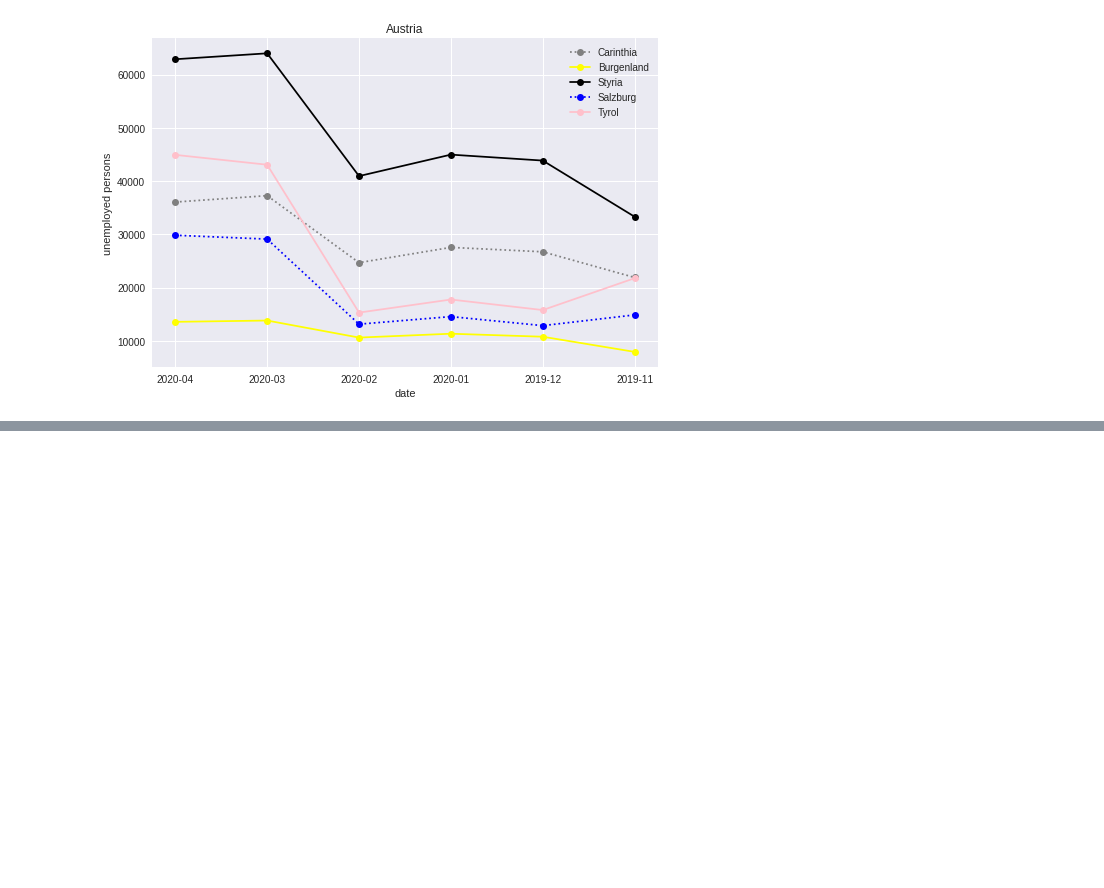
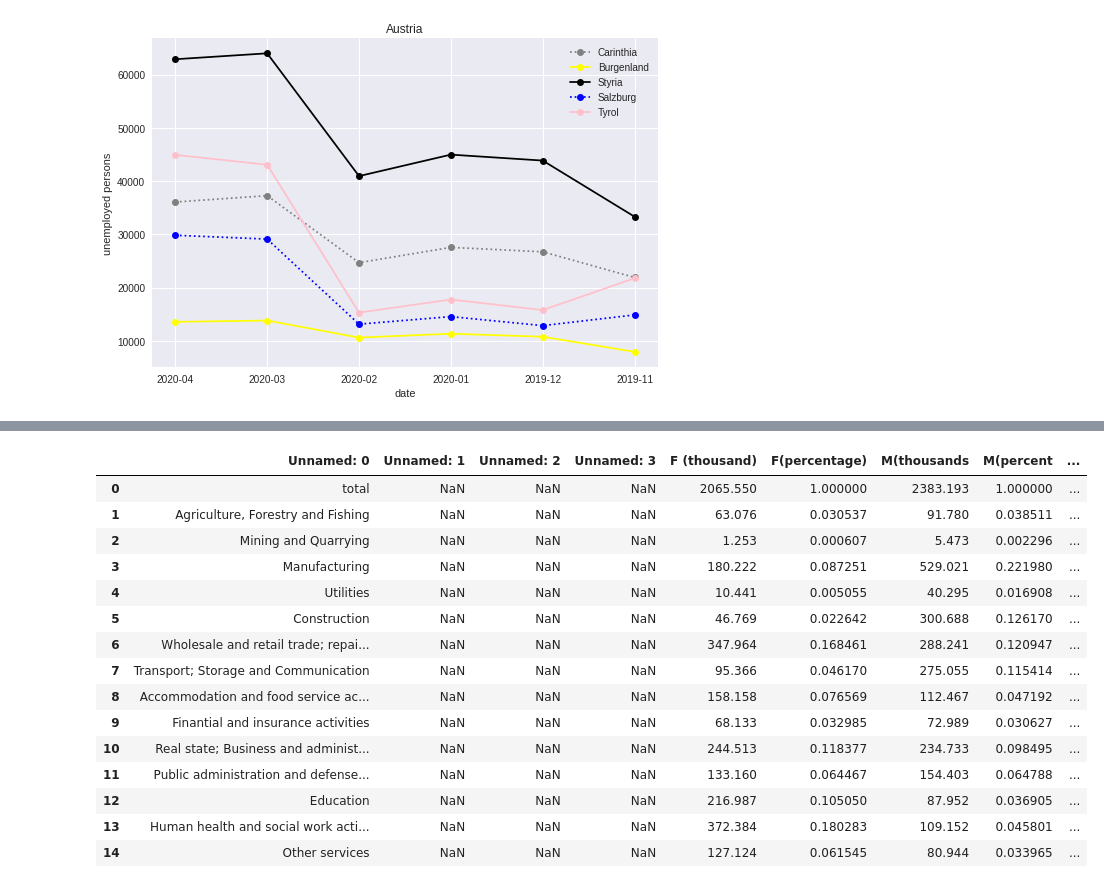
Before and after one commit to Gail529/Machine-Learning-, a Jupyter notebook: Austria.ipynb, the cells around one changed output, grey strips where cells are left out. Drawn from its saved outputs; the diff is of its cells as text; code cells hidden in the pictures; blank space fills up the shorter version.

```diff
--- a/Austria.ipynb
+++ b/Austria.ipynb
@@ -130,0 +138,21 @@ plt.show()
+# %%
+data=pd.read_excel('/content/Austria.xlsx' , sheet_name='Sheet5')
+# %%
+data
+# %% [output]
+|  | Unnamed: 0 | Unnamed: 1 | Unnamed: 2 | Unnamed: 3 | F (thousand) | F(percentage) | M(thousands | M(percent | ... |
+| 0 | total | NaN | NaN | NaN | 2065.550 | 1.000000 | 2383.193 | 1.000000 | ... |
+| 1 | Agriculture, Forestry and Fishing | NaN | NaN | NaN | 63.076 | 0.030537 | 91.780 | 0.038511 | ... |
+| 2 | Mining and Quarrying | NaN | NaN | NaN | 1.253 | 0.000607 | 5.473 | 0.002296 | ... |
+| 3 | Manufacturing | NaN | NaN | NaN | 180.222 | 0.087251 | 529.021 | 0.221980 | ... |
+| 4 | Utilities | NaN | NaN | NaN | 10.441 | 0.005055 | 40.295 | 0.016908 | ... |
+| 5 | Construction | NaN | NaN | NaN | 46.769 | 0.022642 | 300.688 | 0.126170 | ... |
+| 6 | Wholesale and retail trade; repai... | NaN | NaN | NaN | 347.964 | 0.168461 | 288.241 | 0.120947 | ... |
+| 7 | Transport; Storage and Communication | NaN | NaN | NaN | 95.366 | 0.046170 | 275.055 | 0.115414 | ... |
+| 8 | Accommodation and food service ac... | NaN | NaN | NaN | 158.158 | 0.076569 | 112.467 | 0.047192 | ... |
+| 9 | Finantial and insurance activities | NaN | NaN | NaN | 68.133 | 0.032985 | 72.989 | 0.030627 | ... |
+| 10 | Real state; Business and administ... | NaN | NaN | NaN | 244.513 | 0.118377 | 234.733 | 0.098495 | ... |
+| 11 | Public administration and defense... | NaN | NaN | NaN | 133.160 | 0.064467 | 154.403 | 0.064788 | ... |
+| 12 | Education | NaN | NaN | NaN | 216.987 | 0.105050 | 87.952 | 0.036905 | ... |
+| 13 | Human health and social work acti... | NaN | NaN | NaN | 372.384 | 0.180283 | 109.152 | 0.045801 | ... |
+| 14 | Other services | NaN | NaN | NaN | 127.124 | 0.061545 | 80.944 | 0.033965 | ... |
```
Also changed, not shown: parts of 8 cells of this notebook.
